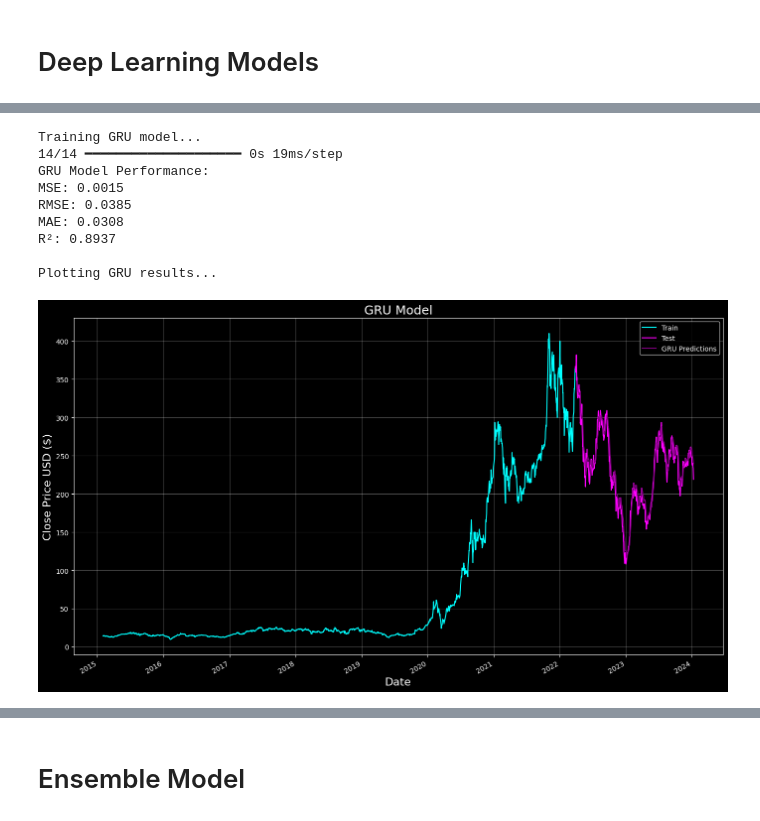
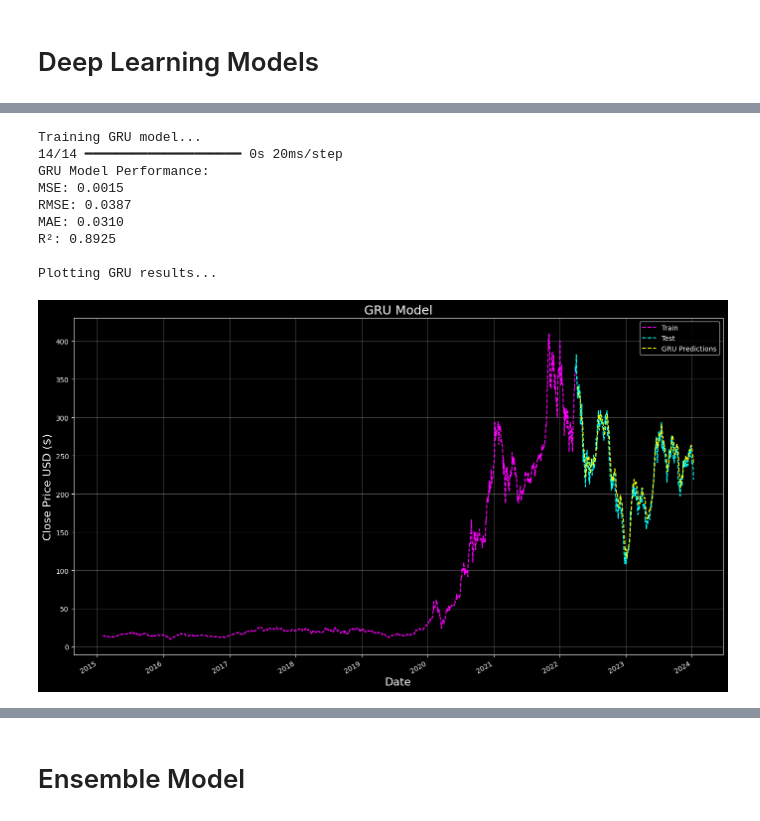
Before and after one commit to nuha-95/Time-Series-Forecasting, a Jupyter notebook: Tesla_train.ipynb, the cells around one changed output, grey strips where cells are left out. Drawn from its saved outputs; the diff is of its cells as text; code cells hidden in the pictures.

```diff
--- a/Tesla_train.ipynb
+++ b/Tesla_train.ipynb
@@ -170,0 +204,2 @@ R²: 0.9505
+# %%
+run_single_inference("XGBoost", models, X_test_scaled, y_test_scaled, y_scaler, model_type="default")
@@ -214,0 +261,2 @@ R²: 0.9024
+# %%
+run_single_inference("Decision Tree", models, X_test_scaled, y_test_scaled, y_scaler, model_type="default")
@@ -253,0 +313,2 @@ R²: 0.9141
+# %%
+run_single_inference("SVR", models, X_test_scaled, y_test_scaled, y_scaler, model_type="default")
@@ -384,0 +454,2 @@ Plotting LSTM results...
+# %%
+run_single_inference("LSTM", models, X_test_lstm, y_test_seq, y_scaler, model_type="lstm", timesteps=10)
@@ -421,38 +499,38 @@ model_results['GRU'] = {
 models['GRU'] = gru_model
 
 print("GRU Model Performance:")
 for metric, value in model_results['GRU'].items():
     print(f"{metric}: {value:.4f}")
 
 
 offset = time_steps
 
 gru_test_dates = df.index[split_idx+offset:split_idx+offset+len(gru_pred)]
 
 
 
 
 print("\nPlotting GRU results...")
 plt.figure(figsize=(14, 8))
-plt.plot(df.index[:split_idx], df['Close'][:split_idx], color='cyan', label='Train')
-plt.plot(df.index[split_idx:], df['Close'][split_idx:], color='magenta', label='Test')
-plt.plot(gru_test_dates, gru_pred, color='purple', label='GRU Predictions')
+plt.plot(df.index[:split_idx], df['Close'][:split_idx], color='magenta', label='Train', linestyle='--')
+plt.plot(df.index[split_idx:], df['Close'][split_idx:], color='cyan', label='Test',  linestyle='--')
+plt.plot(gru_test_dates, gru_pred, color='yellow', label='GRU Predictions',  linestyle='--')
 plt.title('GRU Model', fontsize=18)
 plt.xlabel('Date', fontsize=16)
 plt.ylabel('Close Price USD ($)', fontsize=16)
 plt.grid(True, alpha=0.3)
 plt.legend(loc='best')
 plt.gcf().autofmt_xdate()
 plt.tight_layout()
 plt.show()
 # %% [output]
 Training GRU model...
-14/14 ━━━━━━━━━━━━━━━━━━━━ 0s 19ms/step
+14/14 ━━━━━━━━━━━━━━━━━━━━ 0s 20ms/step
 GRU Model Performance:
 MSE: 0.0015
-RMSE: 0.0385
-MAE: 0.0308
-R²: 0.8937
+RMSE: 0.0387
+MAE: 0.0310
+R²: 0.8925
 
 Plotting GRU results...
-[figure, old version]
+[figure, new version]
```
Also changed, not shown: parts of 49 cells of this notebook, 24 other files.
